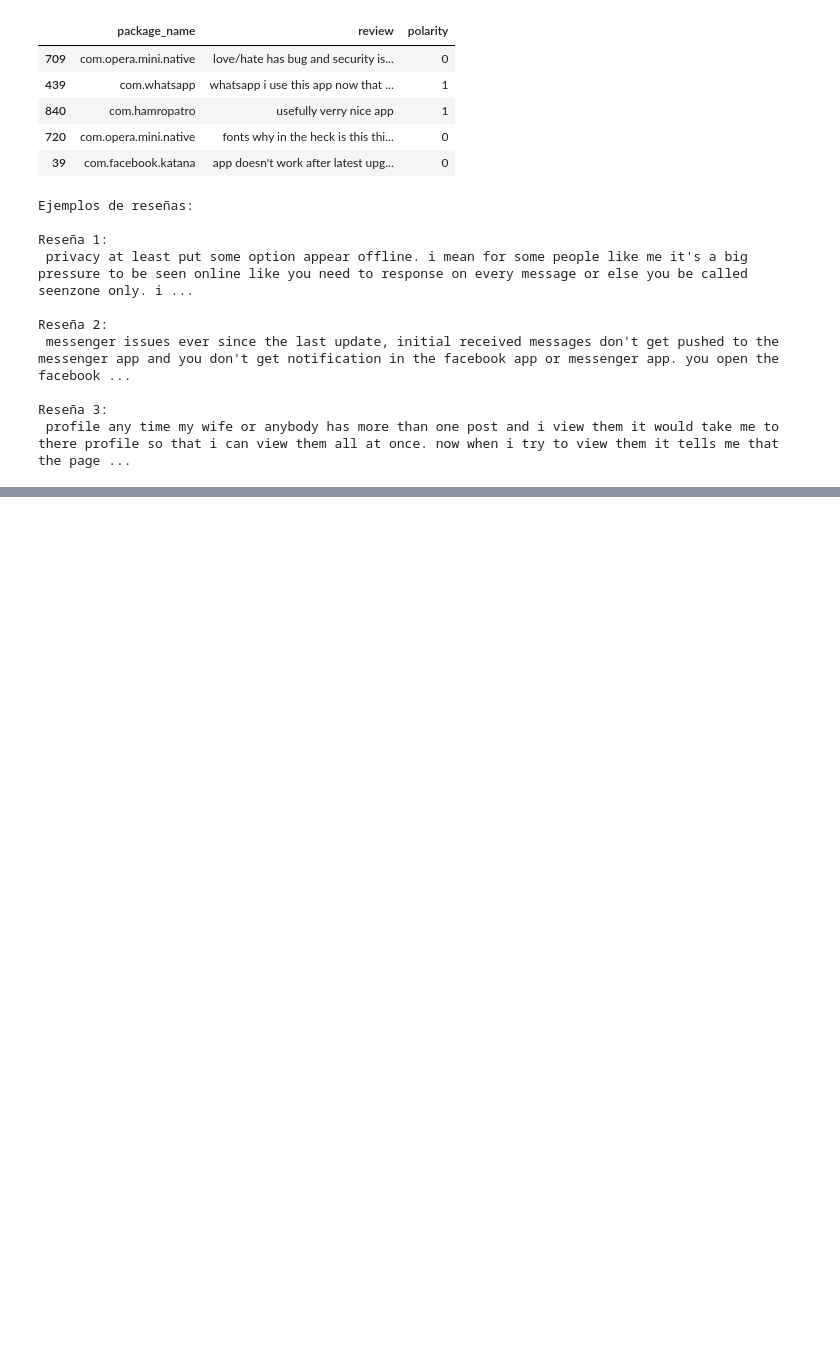
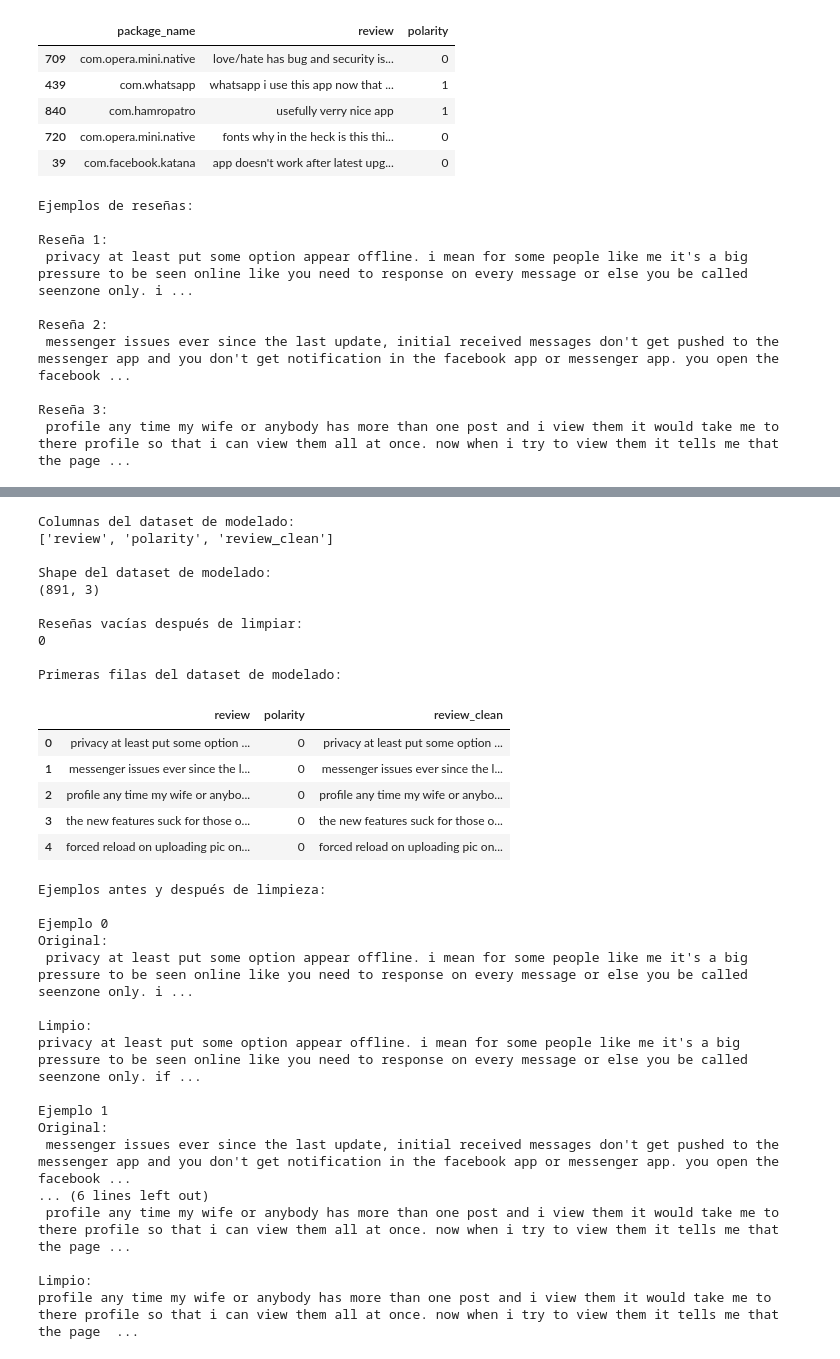
Before and after one commit to 4GeeksAcademy/gondelles-naive-bayes-google-play-reviews-project, a Jupyter notebook: src/explore.ipynb, the cells around one changed output, grey strips where cells are left out. Drawn from its saved outputs; the diff is of its cells as text; code cells hidden in the pictures; blank space fills up the shorter version.

```diff
--- a/src/explore.ipynb
+++ b/src/explore.ipynb
@@ -147,0 +183,71 @@ Reseña 3:
+# %%
+# Dataset de trabajo para modelado
+df_ml = df[["review", "polarity"]].copy()
+
+# Limpieza básica del texto
+df_ml["review_clean"] = (
+    df_ml["review"]
+    .astype(str)
+    .str.lower()
+    .str.strip()
+    .str.replace(r"\s+", " ", regex=True)
+)
+
+# Verificación de reseñas vacías después de limpiar
+empty_reviews = (df_ml["review_clean"] == "").sum()
+
+print("Columnas del dataset de modelado:")
+print(df_ml.columns.tolist())
+
+print("\nShape del dataset de modelado:")
+print(df_ml.shape)
+
+print("\nReseñas vacías después de limpiar:")
+print(empty_reviews)
+
+print("\nPrimeras filas del dataset de modelado:")
+display(df_ml.head())
+
+print("\nEjemplos antes y después de limpieza:")
+sample_examples = df_ml[["review", "review_clean"]].head(3)
+
+for i, row in sample_examples.iterrows():
+    print(f"\nEjemplo {i}")
+    print("Original:")
+    print(row["review"][:250], "...")
+    print("\nLimpio:")
+    print(row["review_clean"][:250], "...")
+# %% [output]
+Columnas del dataset de modelado:
+['review', 'polarity', 'review_clean']
+
+Shape del dataset de modelado:
+(891, 3)
+
+Reseñas vacías después de limpiar:
+0
+
+Primeras filas del dataset de modelado:
+|  | review | polarity | review_clean |
+| 0 | privacy at least put some option ... | 0 | privacy at least put some option ... |
+| 1 | messenger issues ever since the l... | 0 | messenger issues ever since the l... |
+| 2 | profile any time my wife or anybo... | 0 | profile any time my wife or anybo... |
+| 3 | the new features suck for those o... | 0 | the new features suck for those o... |
+| 4 | forced reload on uploading pic on... | 0 | forced reload on uploading pic on... |
+Ejemplos antes y después de limpieza:
+
+Ejemplo 0
+Original:
+ privacy at least put some option appear offline. i mean for some people like me it's a big pressure to be seen online like you need to response on every message or else you be called seenzone only. i ...
+
+Limpio:
+privacy at least put some option appear offline. i mean for some people like me it's a big pressure to be seen online like you need to response on every message or else you be called seenzone only. if ...
+
+Ejemplo 1
+Original:
+ messenger issues ever since the last update, initial received messages don't get pushed to the messenger app and you don't get notification in the facebook app or messenger app. you open the facebook ...
+... (6 lines left out)
+ profile any time my wife or anybody has more than one post and i view them it would take me to there profile so that i can view them all at once. now when i try to view them it tells me that the page ...
+
+Limpio:
+profile any time my wife or anybody has more than one post and i view them it would take me to there profile so that i can view them all at once. now when i try to view them it tells me that the page  ...
```
Also changed, not shown: parts of 7 cells of this notebook.
